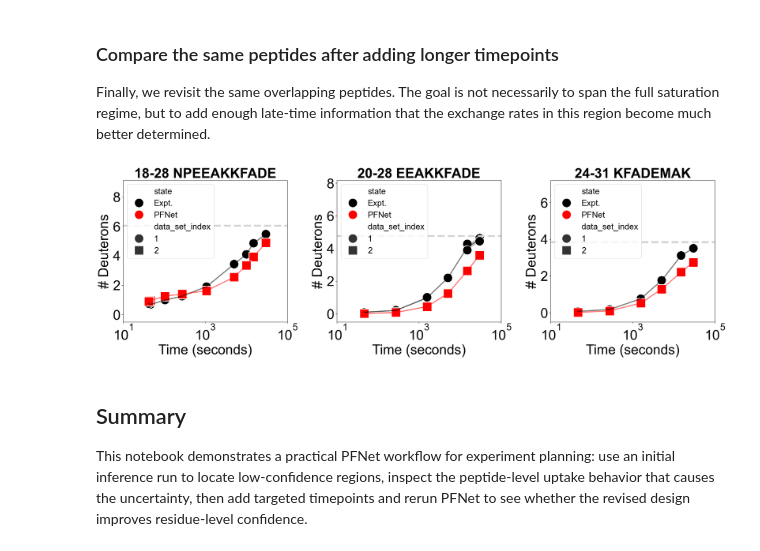
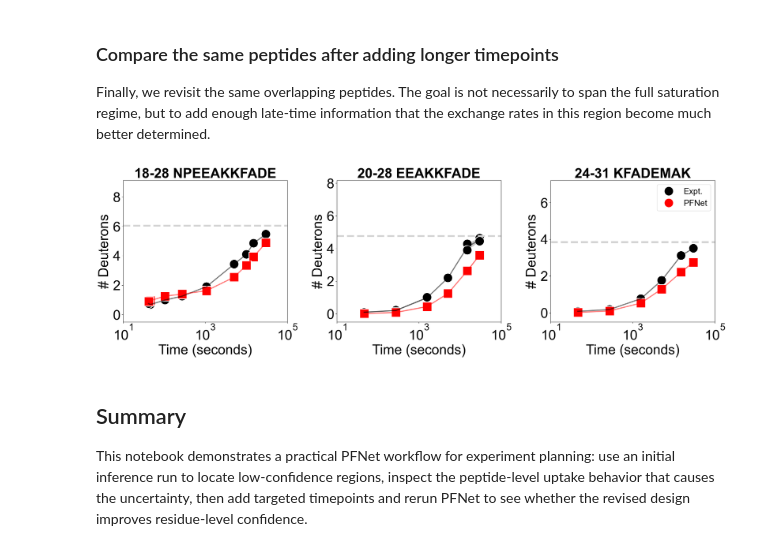
Before and after one commit to glasgowlab/PFNet, a Jupyter notebook: notebooks/tutorial_2_planning_experiments_with_pfnet.ipynb, the cells around one changed output. Saved outputs shown, nothing was run; the diff lists cells and outputs as text; code cells hidden in the pictures.

Commit message:
docs(notebooks): clean up the legends in fgures

```diff
--- a/notebooks/tutorial_2_planning_experiments_with_pfnet.ipynb
+++ b/notebooks/tutorial_2_planning_experiments_with_pfnet.ipynb
@@ -129,20 +132,30 @@ hdxms_data_list = [
 ]
 peptide_ids = ['18-28 NPEEAKKFADE', '20-28 EEAKKFADE', '24-31 KFADEMAK']
 
-fig, ax = plt.subplots(1, 3, figsize=(24, 8))
+fig, axes = plt.subplots(1, 3, figsize=(24, 8))
 for i, peptide_id in enumerate(peptide_ids):
+    ax = axes[i]
     peptide = [p for p in all_peptides if p.id == peptide_id][0]
     UptakePlot(
         hdxms_data_list,
         peptide_id,
         if_plot_fit=False,
         figure=fig,
-        ax=ax[i],
+        ax=ax,
         calculate_num_d_from_envelope=True,
     )
-    ax[i].axhline(y=peptide.max_d, color='lightgray', linestyle='--', linewidth=5)
+    ax.axhline(y=peptide.max_d, color='lightgray', linestyle='--', linewidth=5)
     y_max = peptide.theo_max_d / 0.9
-    ax[i].set_ylim(-0.5, y_max + 0.5)
+    ax.set_ylim(-0.5, y_max + 0.5)
+
+    if i == len(peptide_ids) - 1:
+        exclude_states = ["state", "data_set_index", "1", "2", "3", "4", "5", "6", "7", "8", "9", "10"]
+        handles, labels = ax.get_legend_handles_labels()
+        new_labels = [label for label in labels if label not in exclude_states]
+        new_handles = [handle for handle, label in zip(handles, labels) if label not in exclude_states]
+        ax.legend(new_handles, new_labels, title="", title_fontsize="small", loc="best")
+    else:
+        ax.legend().remove()
 
 fig.tight_layout()
 fig
@@ -258,29 +271,39 @@ Finally, we revisit the same overlapping peptides. The goal is not necessarily t
 # %%
 all_peptides = output['hdxms_data_objs']['hdxms_data_expt'].states[0].peptides
 hdxms_data_list = [
     output['hdxms_data_objs']['hdxms_data_expt'],
     output['hdxms_data_objs']['hdxms_data_pfnet'],
 ]
 
-fig, ax = plt.subplots(1, 3, figsize=(24, 8))
+fig, axes = plt.subplots(1, 3, figsize=(24, 8))
 for i, peptide_id in enumerate(peptide_ids):
+    ax = axes[i]
     peptide = [p for p in all_peptides if p.id == peptide_id][0]
     UptakePlot(
         hdxms_data_list,
         peptide_id,
         if_plot_fit=False,
         figure=fig,
-        ax=ax[i],
+        ax=ax,
         calculate_num_d_from_envelope=True,
     )
-    ax[i].axhline(y=peptide.max_d, color='lightgray', linestyle='--', linewidth=5)
+    ax.axhline(y=peptide.max_d, color='lightgray', linestyle='--', linewidth=5)
     y_max = peptide.theo_max_d / 0.9
-    ax[i].set_ylim(-0.5, y_max + 0.5)
+    ax.set_ylim(-0.5, y_max + 0.5)
+
+    if i == len(peptide_ids) - 1:
+        exclude_states = ["state", "data_set_index", "1", "2", "3", "4", "5", "6", "7", "8", "9", "10"]
+        handles, labels = ax.get_legend_handles_labels()
+        new_labels = [label for label in labels if label not in exclude_states]
+        new_handles = [handle for handle, label in zip(handles, labels) if label not in exclude_states]
+        ax.legend(new_handles, new_labels, title="", title_fontsize="small", loc="best")
+    else:
+        ax.legend().remove()
 
 fig.tight_layout()
 fig
 # %% [output]
-[figure, old version]
+[figure, new version]
 # %% [markdown]
 ## Summary
 
```
Also changed, not shown: parts of 2 cells of this notebook, 2 other files.
